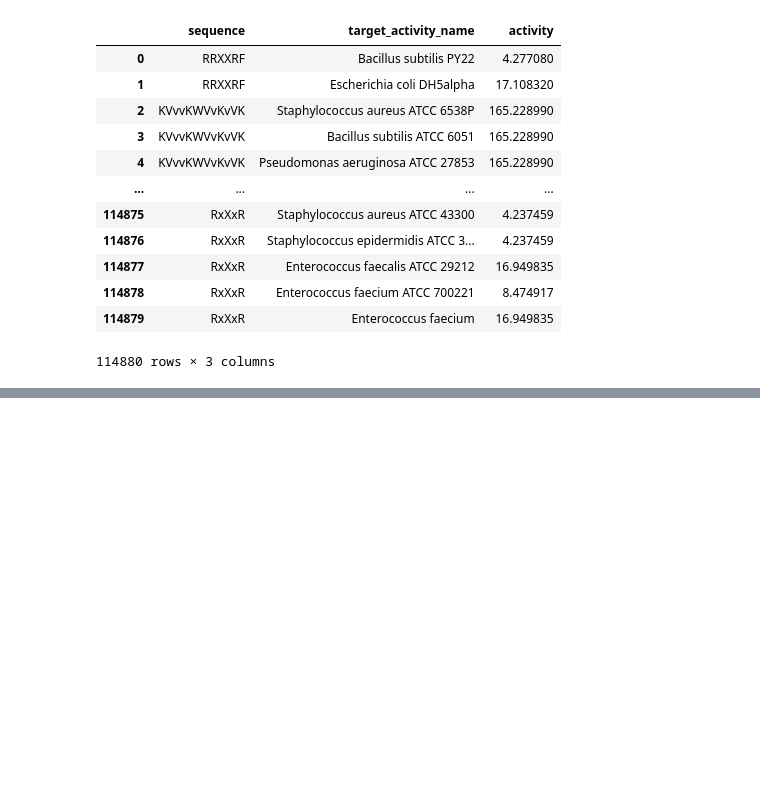
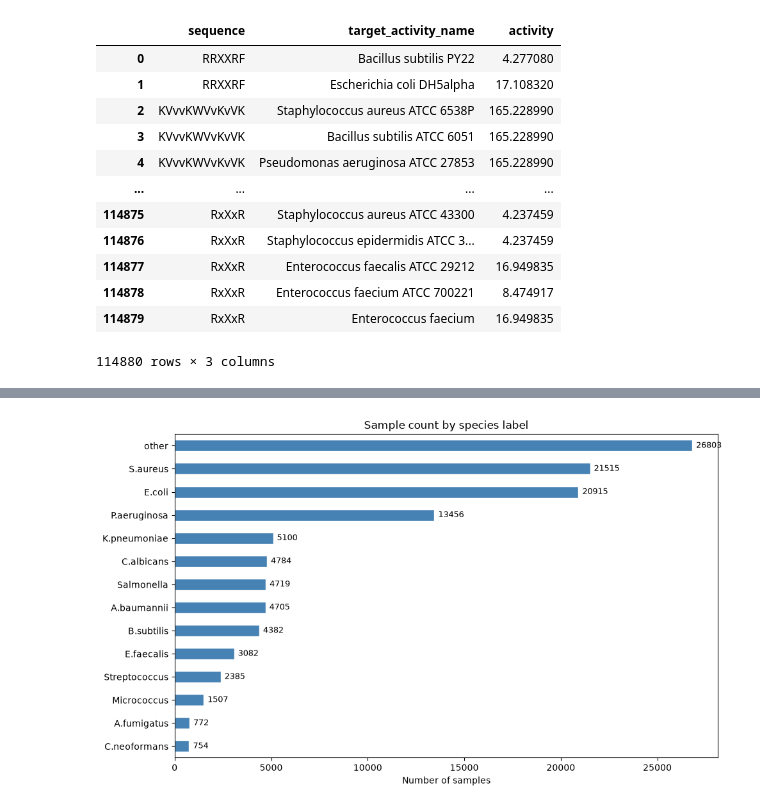
Before and after one commit to nmach22/amp-prediction, a Jupyter notebook: notebooks/01_eda/bacteria_classiffication.ipynb, the cells around one changed output, grey strips where cells are left out. Saved outputs shown, nothing was run; the diff lists cells and outputs as text; code cells hidden in the pictures; blank space fills up the shorter version.

```diff
--- a/notebooks/01_eda/bacteria_classiffication.ipynb
+++ b/notebooks/01_eda/bacteria_classiffication.ipynb
@@ -221,0 +222,2 @@ array([1])
+# %%
+amp_genus_df["bacteria_genus"] = amp_genus_df["bacteria_genus"].str.title()
@@ -221,0 +233,26 @@ array([1])
+# %%
+def map_species(name: str) -> str:
+    """Collapse strain-level target strings (e.g. 'Escherichia coli ATCC 25922')
+    to a species label by keyword match. First match wins; unmatched -> 'other'.
+    NOTE: heuristic, not a taxonomy lookup — replace with NCBI Taxonomy for prod."""
+    n = name.lower()
+    table = [("escherichia coli", "E.coli"),
+             ("staphylococcus aureus", "S.aureus"),
+             ("pseudomonas aeruginosa", "P.aeruginosa"),
+             ("klebsiella pneumoniae", "K.pneumoniae"),
+             ("acinetobacter baumannii", "A.baumannii"),
+             ("bacillus subtilis", "B.subtilis"),
+             ("candida albicans", "C.albicans"),
+             ("enterococcus faecalis", "E.faecalis"),
+             ("cryptococcus", "C.neoformans"),
+             ("aspergillus", "A.fumigatus"),
+             ("salmonella", "Salmonella"),
+             ("micrococcus", "Micrococcus"),
+             ("streptococcus", "Streptococcus")]
+    for key, label in table:
+        if key in n:
+            return label
+    return "other"
+# %%
+amp_genus_df["species_label"] = amp_genus_df["bacteria_genus"].fillna("").apply(map_species)
+amp_genus_df.head()
@@ -221,0 +285,19 @@ array([1])
+# %%
+import matplotlib.pyplot as plt
+
+counts = amp_genus_df["species_label"].value_counts()
+
+fig, ax = plt.subplots(figsize=(10, 6))
+counts.plot.barh(ax=ax, color="steelblue", edgecolor="white")
+ax.set_xlabel("Number of samples")
+ax.set_ylabel("")
+ax.set_title("Sample count by species label")
+ax.invert_yaxis()
+
+for i, v in enumerate(counts):
+    ax.text(v + 200, i, str(v), va="center", fontsize=9)
+
+plt.tight_layout()
+plt.show()
+# %% [output]
+[figure, added]
```
Also changed, not shown: parts of 22 cells of this notebook, 9 other files.
